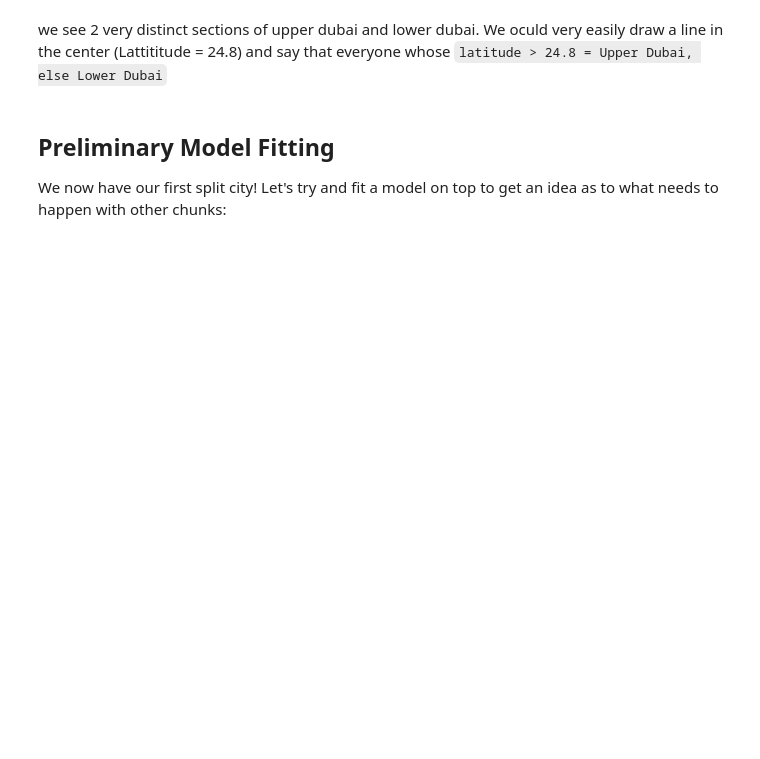
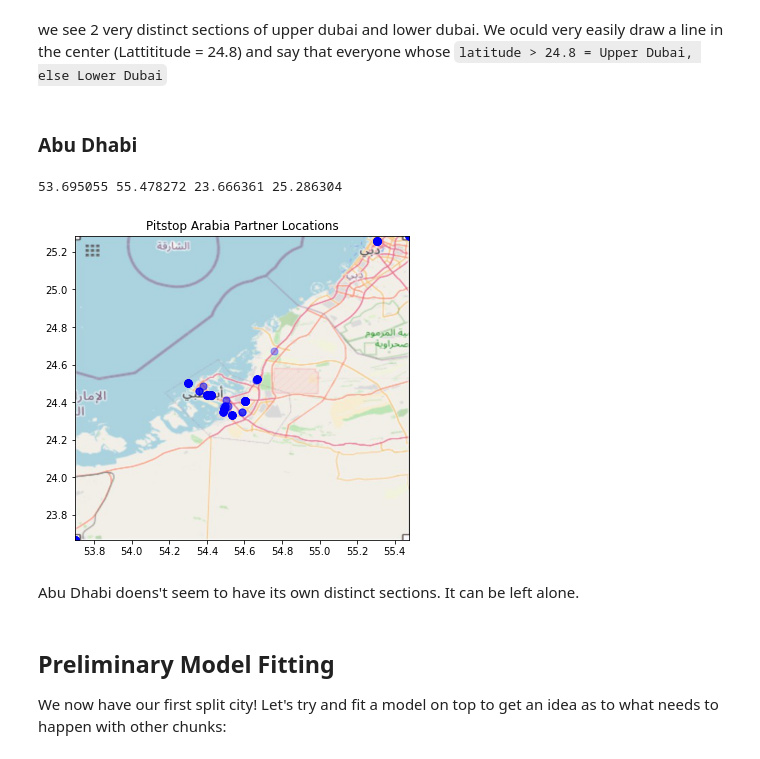
Before and after one commit to musarasheed/pitstop, a Jupyter notebook: Pitstop Arabia.ipynb, the cells around one changed output. Cells and saved outputs as stored; diff of their text form; code cells hidden in the pictures; blank space fills up the shorter version.

```diff
--- a/Pitstop Arabia.ipynb
+++ b/Pitstop Arabia.ipynb
@@ -371,4 +374,33 @@ l_dubai.sort_values(by = 'Order Date', inplace = True)
 l_dubai = l_dubai.reset_index().drop('index', axis = 1)
+# %% [markdown]
+### Abu Dhabi
+# %%
+#Plotting Dubai first:
+min_lat = abu_dhabi['Lattitude'].min()
+max_lat = abu_dhabi['Lattitude'].max()
+
+min_lng = abu_dhabi['Longitude'].min()
+max_lng = abu_dhabi['Longitude'].max()
+
+BBox = ((min_lng, max_lng,
+         min_lat, max_lat))
+print(min_lng, max_lng, min_lat, max_lat)
+# %% [output]
+53.695055 55.478272 23.666361 25.286304
+# %%
+ruh_m = plt.imread('maps/abu_dhabi_map.jpg')
+
+fig, ax = plt.subplots(figsize = (6,6))
+ax.scatter(abu_dhabi['Longitude'], abu_dhabi['Lattitude'], c='b', s=50, alpha = 0.3)
+ax.set_title('Pitstop Arabia Partner Locations')
+ax.set_xlim(BBox[0],BBox[1])
+ax.set_ylim(BBox[2],BBox[3])
+ax.imshow(ruh_m, zorder=0, extent = BBox, aspect= 'equal')
+plt.show()
+# %% [output]
+[figure, added]
+# %% [markdown]
+Abu Dhabi doens't seem to have its own distinct sections. It can be left alone.
 # %% [markdown]
 ## Preliminary Model Fitting
 We now have our first split city! Let's try and fit a model on top to get an idea as to what needs to happen with other chunks:
```
Also changed, not shown: parts of 17 cells of this notebook.
